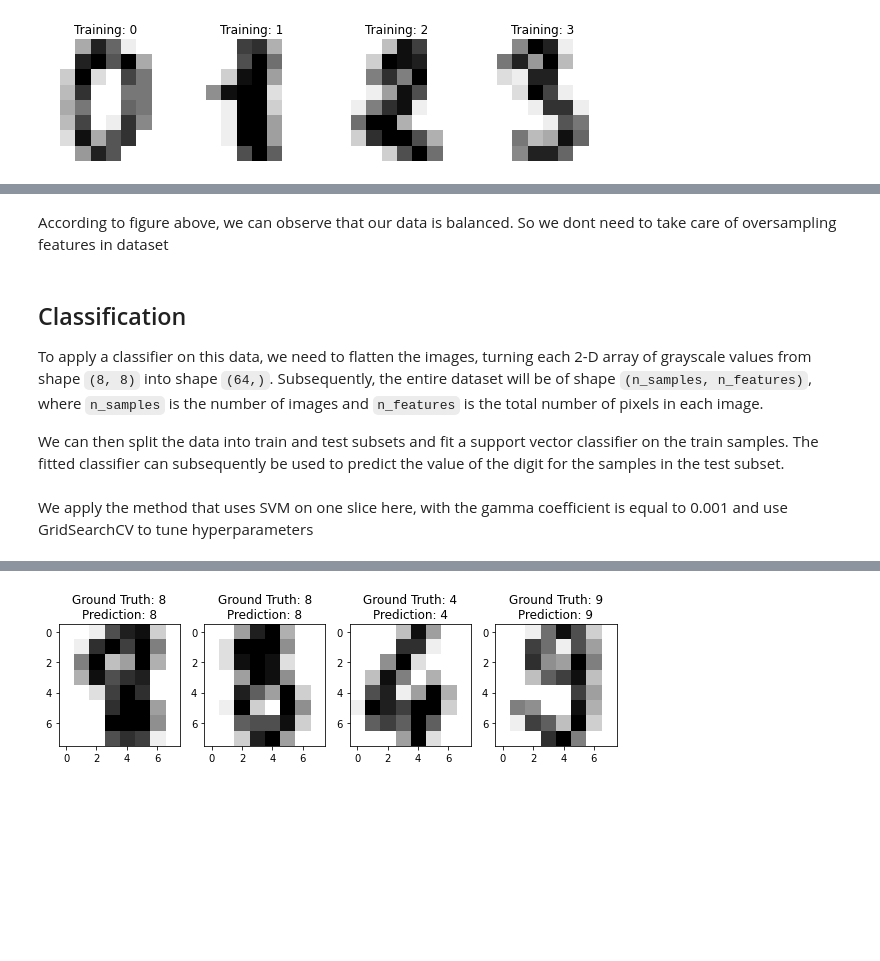
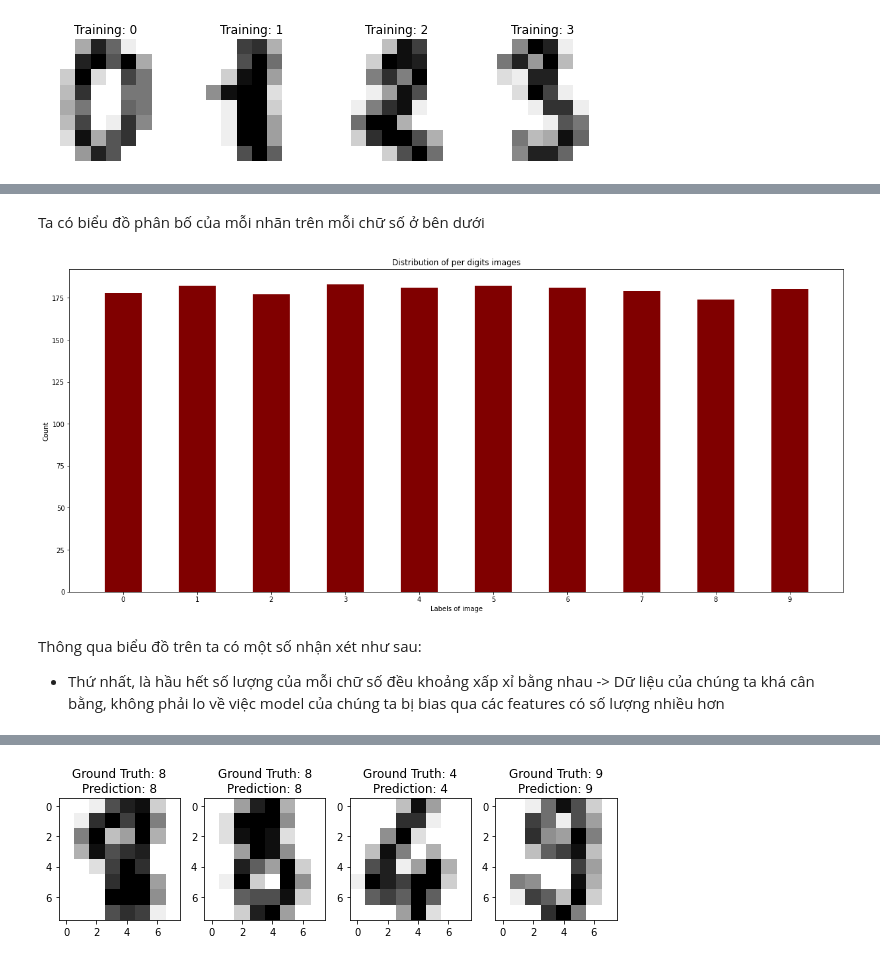
Before and after one commit to anhquan075/CS114.L21-L22.KHCL, a Jupyter notebook: Assignments/Week5/CS114_L21_L22_KHCL.ipynb, the cells around one changed output, grey strips where cells are left out. Cells and saved outputs as stored; diff of their text form; code cells hidden in the pictures; blank space fills up the shorter version.

```diff
--- a/Assignments/Week5/CS114_L21_L22_KHCL.ipynb
+++ b/Assignments/Week5/CS114_L21_L22_KHCL.ipynb
@@ -65,17 +54,19 @@ fig.show()
-# %% [markdown]
-According to figure above, we can observe that our data is balanced. So we dont need to take care of oversampling features in dataset
-# %% [markdown]
-## Classification
-
-To apply a classifier on this data, we need to flatten the images, turning
-each 2-D array of grayscale values from shape ``(8, 8)`` into shape
-``(64,)``. Subsequently, the entire dataset will be of shape
-``(n_samples, n_features)``, where ``n_samples`` is the number of images and
-``n_features`` is the total number of pixels in each image.
-
-We can then split the data into train and test subsets and fit a support
-vector classifier on the train samples. The fitted classifier can
-subsequently be used to predict the value of the digit for the samples
-in the test subset.
-# %% [markdown]
-We apply the method that uses SVM on one slice here, with the gamma coefficient is equal to 0.001 and use GridSearchCV to tune hyperparameters
+# %% [markdown]
+Ta có biểu đồ phân bố của mỗi nhãn trên mỗi chữ số ở bên dưới
+# %%
+import numpy as np
+import matplotlib.pyplot as plt
+
+fig = plt.figure(figsize = (21, 9))
+plt.bar(digits_counter_keys, digits_counter_values, color ='maroon', width = 0.5)
+
+plt.xticks(digits_counter_keys)
+plt.xlabel("Labels of image")
+plt.ylabel("Count")
+plt.title("Distribution of per digits images")
+plt.show()
+# %% [output]
+[figure, added]
+# %% [markdown]
+Thông qua biểu đồ trên ta có một số nhận xét như sau:
+- Thứ nhất, là hầu hết số lượng của mỗi chữ số đều khoảng xấp xỉ bằng nhau -> Dữ liệu của chúng ta khá cân bằng, không phải lo về việc model của chúng ta bị bias qua các features có số lượng nhiều hơn
```
Also changed, not shown: parts of 21 cells of this notebook, 3 other files.
